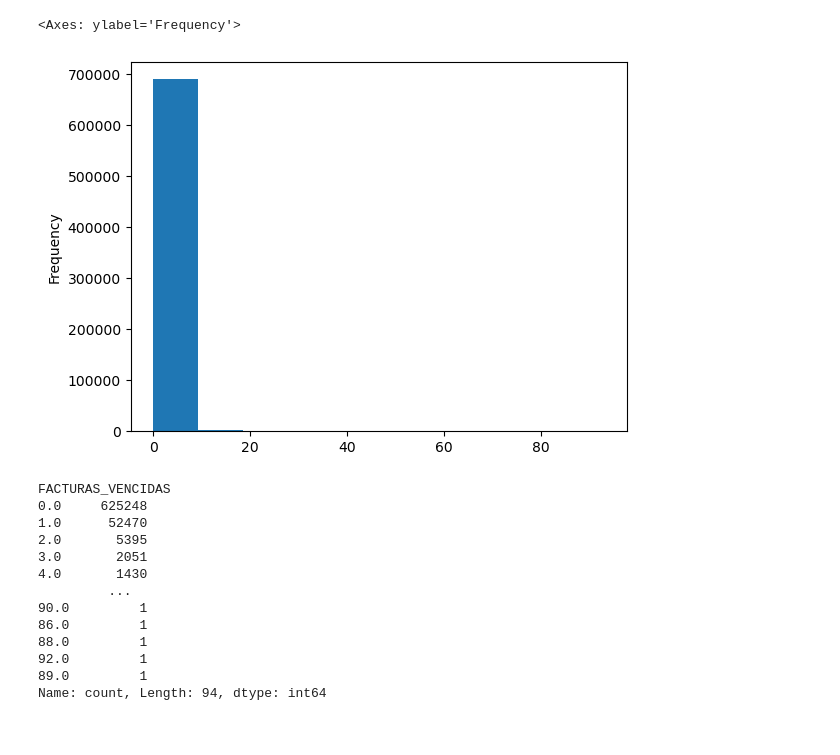
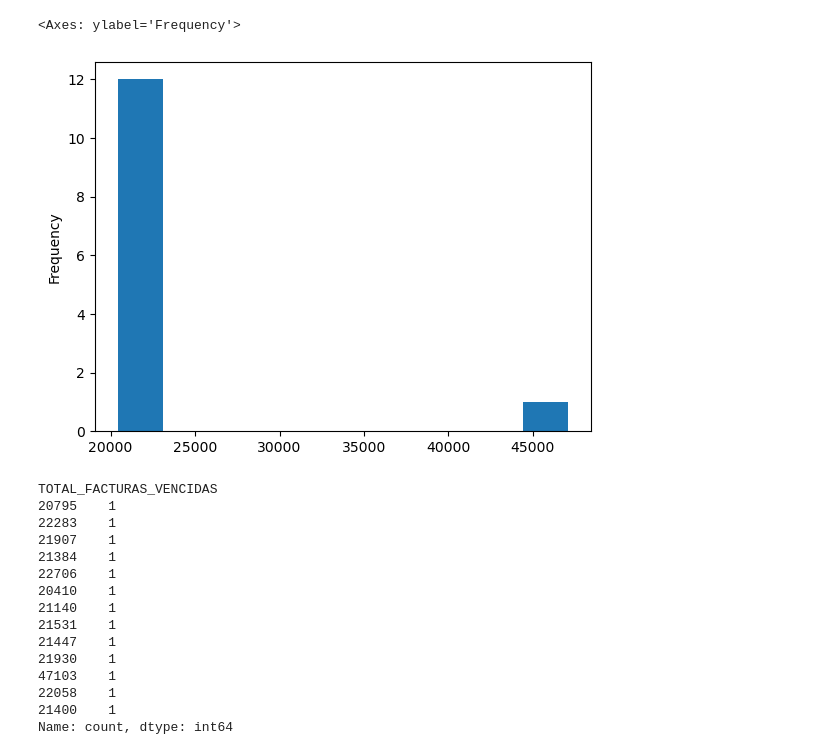
Before and after one commit to coyola95/ANALISIS-EXPLORATORIO-DE-DATOS-CFO, a Jupyter notebook: PREGUNTA_SMART_CO.ipynb, the cells around one changed output. Cells and saved outputs as stored; diff of their text form; code cells hidden in the pictures.

```diff
--- a/PREGUNTA_SMART_CO.ipynb
+++ b/PREGUNTA_SMART_CO.ipynb
@@ -86,27 +101,31 @@ plt.show()
-# %%
-# HISTOGRAMA
-df.FACTURAS_VENCIDAS.plot.hist()
-# %% [output]
-<Axes: ylabel='Frequency'>
-[figure, removed]
+# %%
+# HISTOGRAMA
+df.TOTAL_FACTURAS_VENCIDAS.plot.hist()
+
+#Conclusión:: hay presencia de un dato atípico en el ciclo 202404 en donde se ve influido por la cantidad de facturas anuladas para ese ciclo. Se debe ajustar consulta para extraer la información.
+# %% [output]
+<Axes: ylabel='Frequency'>
+[figure, added]
 # %%
 #Frecuencia de valores
 
-df.FACTURAS_VENCIDAS.value_counts()
+df.TOTAL_FACTURAS_VENCIDAS.value_counts()
 # %% [output]
-FACTURAS_VENCIDAS
-0.0     625248
-1.0      52470
-2.0       5395
-3.0       2051
-4.0       1430
-         ...
-90.0         1
-86.0         1
-88.0         1
-92.0         1
-89.0         1
-Name: count, Length: 94, dtype: int64
+TOTAL_FACTURAS_VENCIDAS
+20795    1
+22283    1
+21907    1
+21384    1
+22706    1
+20410    1
+21140    1
+21531    1
+21447    1
+21930    1
+47103    1
+22058    1
+21400    1
+Name: count, dtype: int64
 # %%
 #Tipos de datos
 
```
Also changed, not shown: parts of 19 cells of this notebook.
